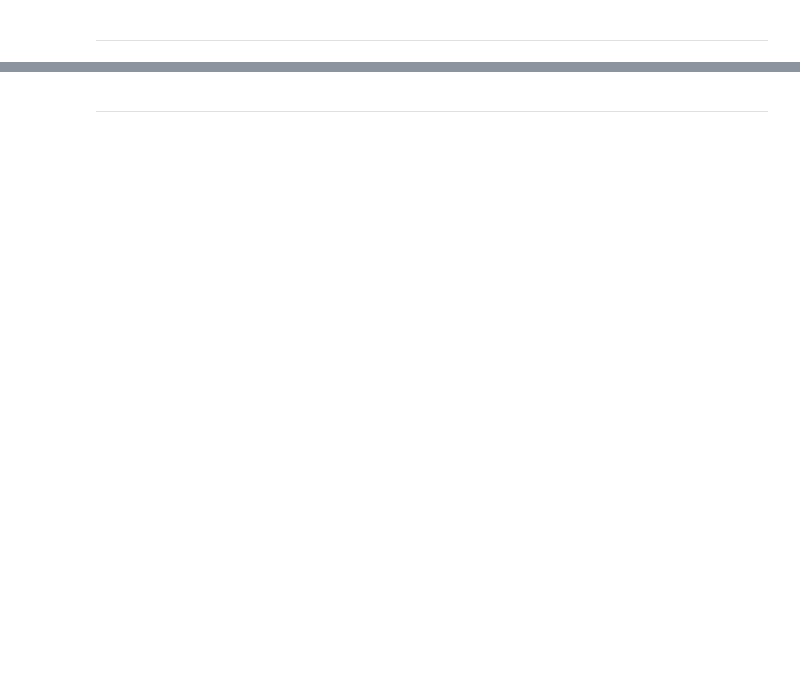
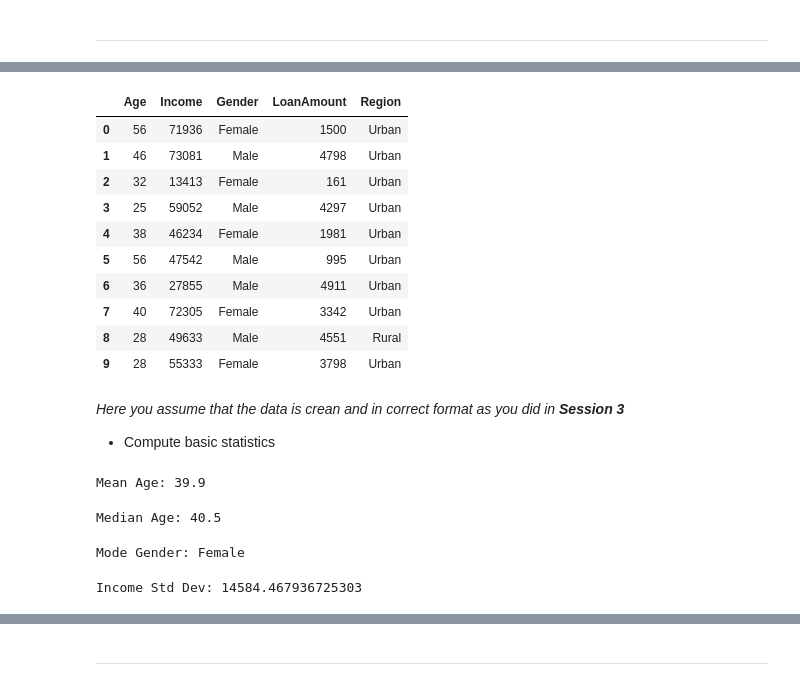
Before and after one commit to datasafariio/AI-bootcamp-fall2025, a Jupyter notebook: Session4/Session4_Exploratory_Data_Analysis_and_Visualization.ipynb, the cells around one changed output, grey strips where cells are left out. Cells and saved outputs as stored; diff of their text form; code cells hidden in the pictures; blank space fills up the shorter version.

Commit message:
Session 4 progress

```diff
--- a/Session4/Session4_Exploratory_Data_Analysis_and_Visualization.ipynb
+++ b/Session4/Session4_Exploratory_Data_Analysis_and_Visualization.ipynb
@@ -44,0 +61,38 @@ print(df[['Age','Income','LoanAmount']].describe().round(1))
+# %%
+# Check the First few rows
+df.head(10)
+# %% [output]
+|  | Age | Income | Gender | LoanAmount | Region |
+| 0 | 56 | 71936 | Female | 1500 | Urban |
+| 1 | 46 | 73081 | Male | 4798 | Urban |
+| 2 | 32 | 13413 | Female | 161 | Urban |
+| 3 | 25 | 59052 | Male | 4297 | Urban |
+| 4 | 38 | 46234 | Female | 1981 | Urban |
+| 5 | 56 | 47542 | Male | 995 | Urban |
+| 6 | 36 | 27855 | Male | 4911 | Urban |
+| 7 | 40 | 72305 | Female | 3342 | Urban |
+| 8 | 28 | 49633 | Male | 4551 | Rural |
+| 9 | 28 | 55333 | Female | 3798 | Urban |
+# %% [markdown]
+*Here you assume that the data is crean and in correct format as you did in **Session 3***
+- Compute basic statistics
+# %%
+# Compute Mean
+print("Mean Age:", df['Age'].mean())
+# %% [output]
+Mean Age: 39.9
+# %%
+# Compute Median
+print("Median Age:", df['Age'].median())
+# %% [output]
+Median Age: 40.5
+# %%
+# Compute Mode
+print("Mode Gender:", df['Gender'].mode()[0])
+# %% [output]
+Mode Gender: Female
+# %%
+# Compute Standard Deviation
+print("Income Std Dev:", df['Income'].std(), "\n")
+# %% [output]
+Income Std Dev: 14584.467936725303
```
Also changed, not shown: parts of 17 cells of this notebook, 3 other files.
